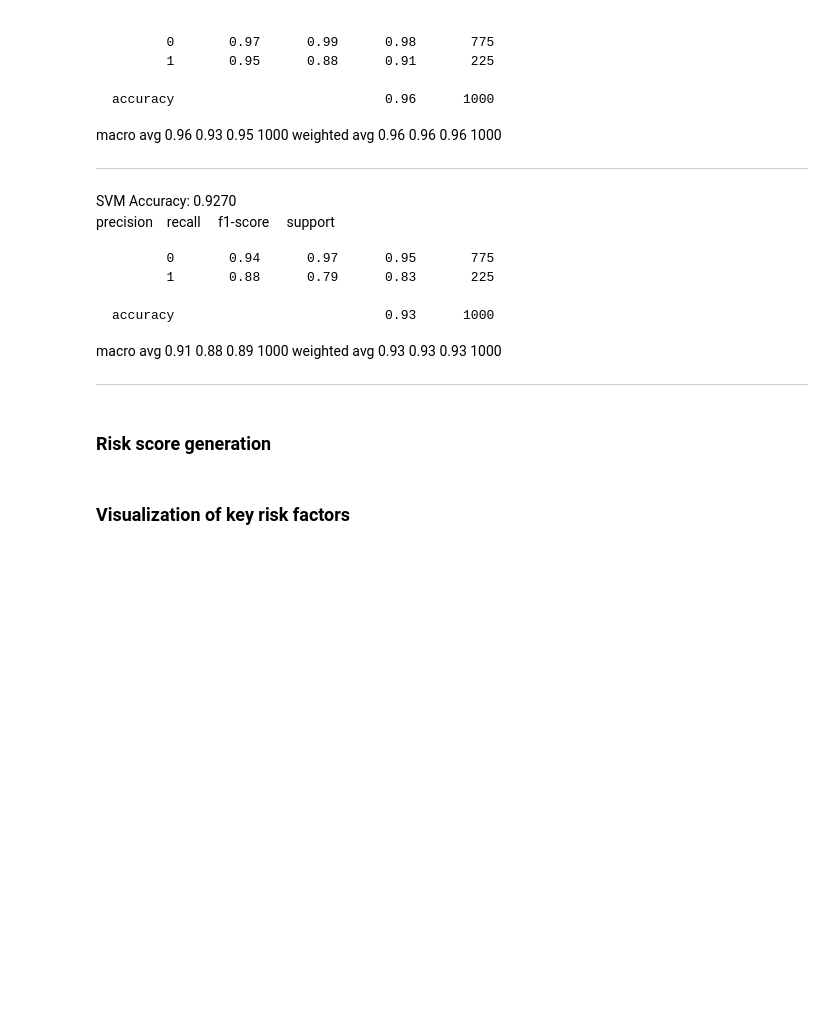
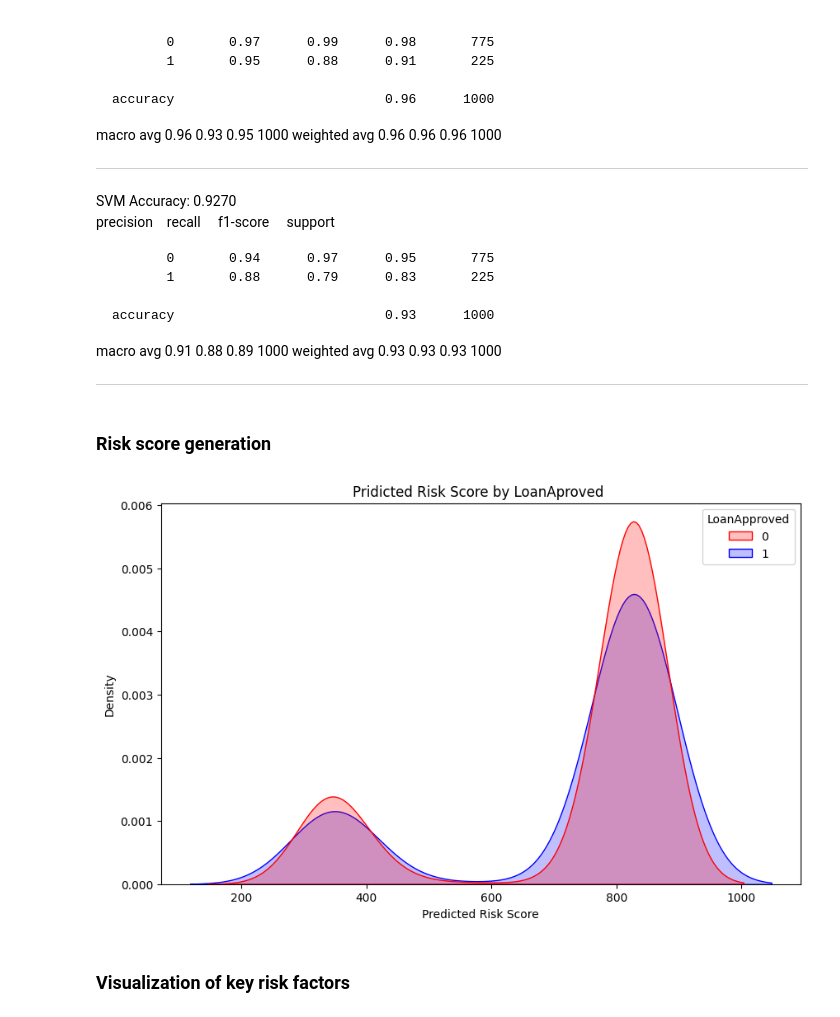
Before and after one commit to Jsamlu/Rise_4.0, a Jupyter notebook: ML/CreditRiskPridiction/creditRiskPrediction.ipynb, the cells around one changed output. Saved outputs shown, nothing was run; the diff lists cells and outputs as text; code cells hidden in the pictures; blank space fills up the shorter version.

```diff
--- a/ML/CreditRiskPridiction/creditRiskPrediction.ipynb
+++ b/ML/CreditRiskPridiction/creditRiskPrediction.ipynb
@@ -378,6 +413,18 @@ risk_scores_RFC = (850 - (probabilities_RFC * 550)).astype(int)
 
 probabilities_SVM = SVM.predict_proba(x_test)[:, 1]
 risk_scores_SVM = (850 - (probabilities_RFC * 550)).astype(int)
+# %%
+import seaborn as sns
+import matplotlib.pyplot as plt
+
+plt.figure(figsize=(10, 6))
+sns.kdeplot(data=df[:1000], x=risk_scores_RFC,  hue='LoanApproved', fill=True, common_norm=False, palette=['red','blue'])
+plt.title('Pridicted Risk Score by LoanAproved ')
+plt.xlabel('Predicted Risk Score')
+plt.ylabel('Density')
+plt.show()
+# %% [output]
+[figure, added]
 # %% [markdown]
 ### Visualization of key risk factors
 # %%
```
Also changed, not shown: parts of 12 cells of this notebook, 2 other files.
